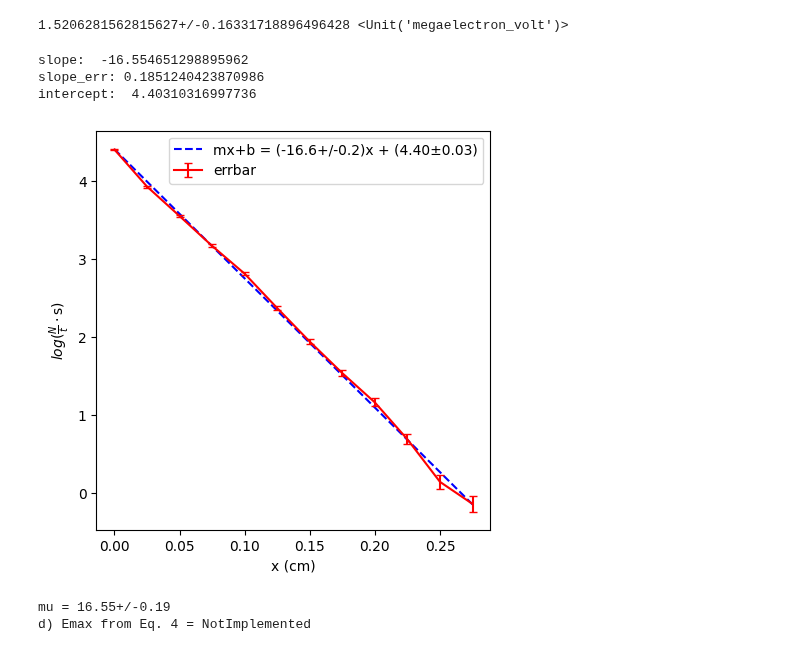
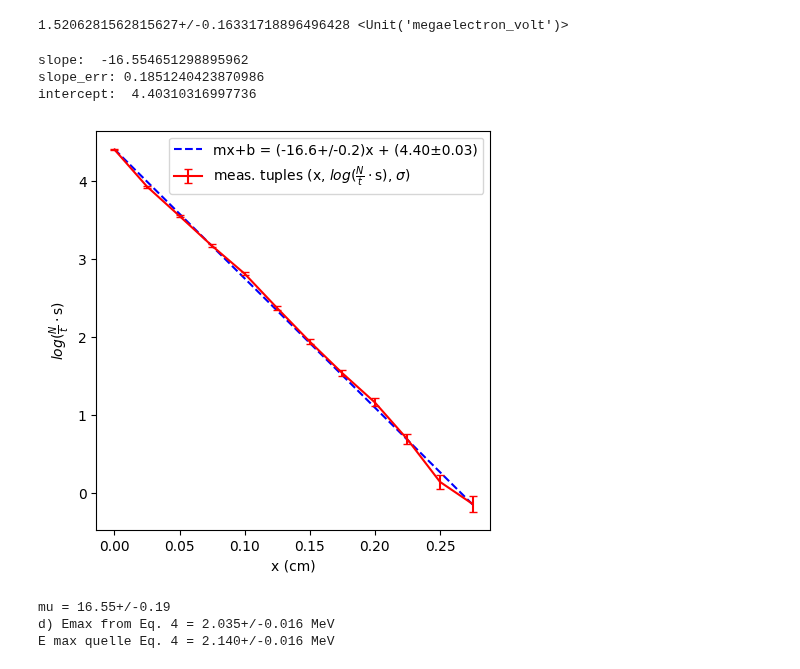
Before and after one commit to dominikrosser/praktikum_p1, a Jupyter notebook: 41_BetaDecay/beta_decay_4.ipynb, the cells around one changed output. Saved outputs shown, nothing was run; the diff lists cells and outputs as text; code cells hidden in the pictures.

```diff
--- a/41_BetaDecay/beta_decay_4.ipynb
+++ b/41_BetaDecay/beta_decay_4.ipynb
@@ -7,6 +7,10 @@ from uncertainties import ufloat
 from uncertainties.umath import sqrt
 from uncertainties.umath import __all__
 from uncertainties.umath import *
+ulog = u.wrap(np.log)
+upower = u.wrap(np.power)
+umultiply = u.wrap(np.multiply)
+udivide = u.wrap(np.divide)
 import uncertainties.unumpy as unp
 import scipy.constants
 import os
@@ -19,7 +23,7 @@ units.default_format = '~'
 units.setup_matplotlib(True)
 import warnings
 warnings.simplefilter("ignore")
-ulog = u.wrap(np.log)
+
 cm = 1/2.54
 
 def extr_values(np_arr):
@@ -118,18 +122,25 @@ rho_x_mg_per_cmsq = rho_x * (units.milligram / units.gram * 1000)
 
 # E(rho*x) Energieverlust
 Energies, Energies_sig = Approx_E_of_px(extr_values(rho_x_mg_per_cmsq), np.zeros(len(rho_x_mg_per_cmsq)))
-u_Energies = np.array([u.ufloat(Energies[i], Energies_sig[i]) for i in range(0, len(Energies))]) * units.parse_units('MeV')
+u_Energies = np.array([u.ufloat(Energies[i], Energies_sig[i]) for i in range(0, len(Energies))]) * units.MeV
 
 # u_x: np.array(u.ufloat) * ureq.unit{optional}
 # u_y: np.array(u.ufloat) * ureq.unit{optional}
 def graph_1(u_x, u_y,
     xlabel='xlabel', ylabel='ylabel', legloc='upper left',
-    do_linfit=False
+    do_linfit=False,
+    y_axis_log=False, x_axis_log=False,
+    figsize=(12*cm, 12*cm)
 ):
-    fig, ax = plt.subplots(1,1,figsize=(12*cm, 12*cm))
+    fig, ax = plt.subplots(1,1,figsize=figsize)
 
     # Extract values and uncertainties from uncertainty arrays
     X, Y, sig_Y = extr_values(u_x), extr_values(u_y), extr_sig(u_y)
+
+    if y_axis_log:
+        ax.set_yscale("log")
+    if x_axis_log:
+        ax.set_xscale("log")
 
     if do_linfit:
         fit_result = scipy.stats.linregress(X, Y)
@@ -144,7 +155,7 @@ def graph_1(u_x, u_y,
             'b--', label=r'm{}+b = ({:.1u}){} + ({:.1uP})'.format(xlabel, u_Slope, xlabel, u_Intercept))
 
     #ax.plot(x_axis_spaced, result.slope*x_axis_spaced + result.intercept, 'r--', label='label')
-    ax.errorbar(X, Y, yerr=sig_Y, linestyle='-', color='red', capsize=3, label='errbar')
+    ax.errorbar(X, Y, yerr=sig_Y, linestyle='-', color='red', capsize=3, label='meas. tuples ({}, {}, {})'.format(xlabel, ylabel, r'$\sigma$'))
 
     # Pretty print units
     units.setup_matplotlib(True)
@@ -184,7 +195,7 @@ rho_xmax_mg_per_cmsq = rho_xmax * (units.milligram / units.gram * 1000)
 
 E_max, E_max_unc = Approx_E_of_px(rho_xmax_mg_per_cmsq.nominal_value, rho_xmax_mg_per_cmsq.std_dev, customrange=True, E_range_min=1.0, E_range_max=1.8, nologlog=True)
 
-u_E_max = u.ufloat(E_max, E_max_unc) * units.parse_units('MeV')
+u_E_max = u.ufloat(E_max, E_max_unc) * units.MeV
 
 print("E_max = {:.2u~P}".format(u_E_max))
 # %% [output]
@@ -209,7 +220,7 @@ u_Activities
 | Magnitude | [66456.11111111111+/-4141.3011472... |
 | Units | 1/s |
 # %%
-Energy_Loss = u.ufloat(105, 3) * units.parse_units('keV')
+Energy_Loss = u.ufloat(105, 3) * units.keV
 Energy_Loss
 # %% [output]
 105.0+/-3.0 <Unit('kiloelectron_volt')>
@@ -221,34 +232,39 @@ E_max_Quelle.to(units.parse_units('MeV'))
 # %%
 # 3.4 d)
 
 i_max = len(u_x_cm)-1
 for i in range(0,len(u_x_cm)):
     if u_x_cm[i] >= x_max:
         i_max = i-1
         break
 
 u_Slope, u_Intercept = graph_1(u_x_cm[0:i_max], u_lnNt[0:i_max],
     xlabel="x", ylabel=r'$log(\frac{N}{t}\cdot\mathrm{s})$',
     legloc='upper right', do_linfit=True
 )
 
 u_mu = -u_Slope
 print("mu = {:.2u}".format(u_mu))
 
+# inputs without units
 def solve_Eq4_for_E_max(mu, rho):
     exponent = 1.43
     A_fact = 17
     Emax_tothe_exponent = (A_fact*rho)/mu
-    u_E_max = Emax_tothe_exponent**(1.0/exponent)
+    u_E_max = upower(Emax_tothe_exponent, 1.0/exponent)
     return u_E_max
-usolve_Eq4_for_E_max = u.wrap(solve_Eq4_for_E_max)
+usolve_Eq4_for_E_max = (u.wrap(solve_Eq4_for_E_max))
 
-u_E_max_Eq4 = usolve_Eq4_for_E_max(u_mu,rho)
-print("d) Emax from Eq. 4 = {}".format(u_E_max_Eq4))
+u_E_max_Eq4 = usolve_Eq4_for_E_max(u_mu,rho.magnitude) * units.MeV
+print("d) Emax from Eq. 4 = {:.2u~P}".format(u_E_max_Eq4))
+
+u_E_max_Quelle_Eq4 = (Energy_Loss + u_E_max_Eq4).to(units.MeV)
+print("E max quelle Eq. 4 = {:.2u~P}".format(u_E_max_Quelle_Eq4))
 # %% [output]
 slope:  -16.554651298895962
 slope_err: 0.1851240423870986
 intercept:  4.40310316997736
-[figure, old version]
+[figure, new version]
 mu = 16.55+/-0.19
-d) Emax from Eq. 4 = NotImplemented
+d) Emax from Eq. 4 = 2.035+/-0.016 MeV
+E max quelle Eq. 4 = 2.140+/-0.016 MeV
```
Also changed, not shown: parts of 5 cells of this notebook, 1 other file.
